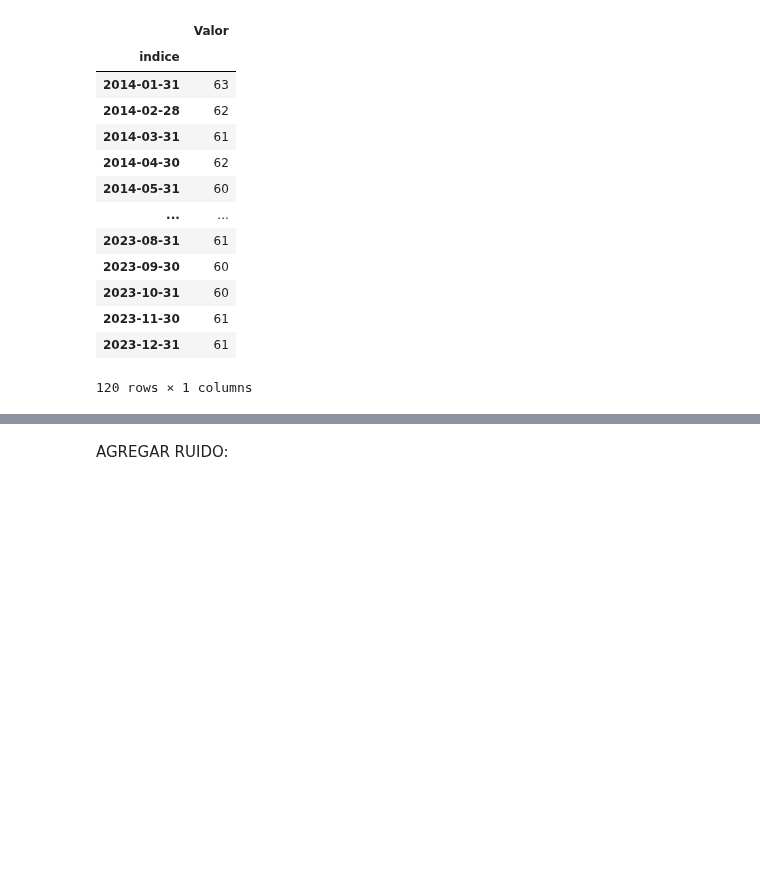
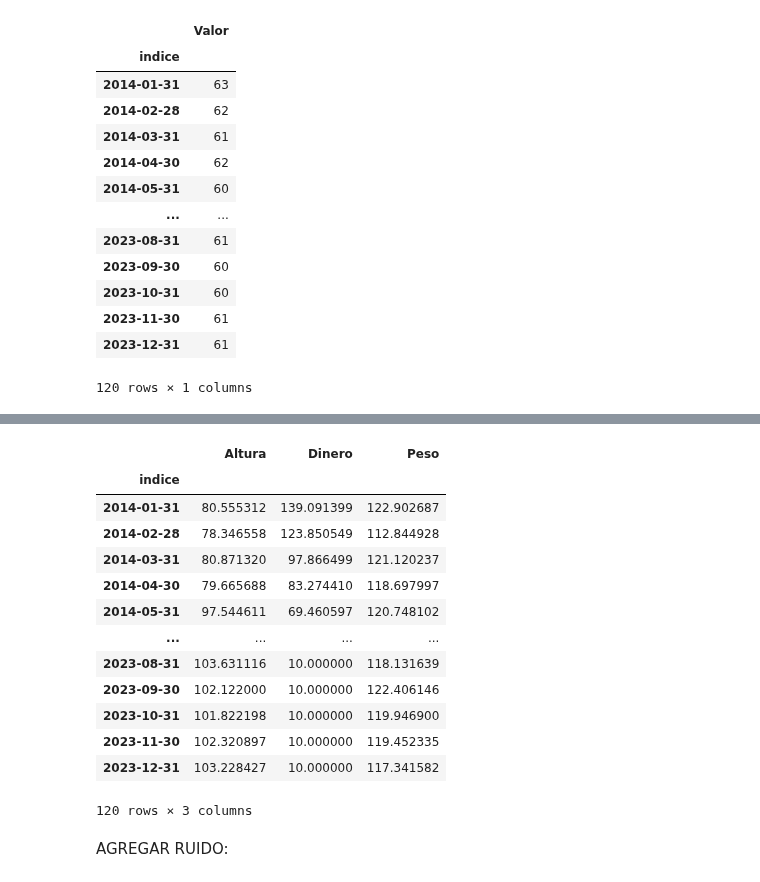
Before and after one commit to davidraamirez/drift-detection_data-augmentation, a Jupyter notebook: Aumentar datos/Tecnicas.ipynb, the cells around one changed output, grey strips where cells are left out. Saved outputs shown, nothing was run; the diff lists cells and outputs as text; code cells hidden in the pictures; blank space fills up the shorter version.

```diff
--- a/Aumentar datos/Tecnicas.ipynb
+++ b/Aumentar datos/Tecnicas.ipynb
@@ -55,3 +74,20 @@ traslacion(df,10)
+# %%
+traslacion(mult,10)
+# %% [output]
+|  | Altura | Dinero | Peso |
+| indice |  |  |  |
+| 2014-01-31 | 80.555312 | 139.091399 | 122.902687 |
+| 2014-02-28 | 78.346558 | 123.850549 | 112.844928 |
+| 2014-03-31 | 80.871320 | 97.866499 | 121.120237 |
+| 2014-04-30 | 79.665688 | 83.274410 | 118.697997 |
+| 2014-05-31 | 97.544611 | 69.460597 | 120.748102 |
+| ... | ... | ... | ... |
+| 2023-08-31 | 103.631116 | 10.000000 | 118.131639 |
+| 2023-09-30 | 102.122000 | 10.000000 | 122.406146 |
+| 2023-10-31 | 101.822198 | 10.000000 | 119.946900 |
+| 2023-11-30 | 102.320897 | 10.000000 | 119.452335 |
+| 2023-12-31 | 103.228427 | 10.000000 | 117.341582 |
+120 rows × 3 columns
 # %% [markdown]
 AGREGAR RUIDO:
 # %%
```
Also changed, not shown: parts of 50 cells of this notebook.
